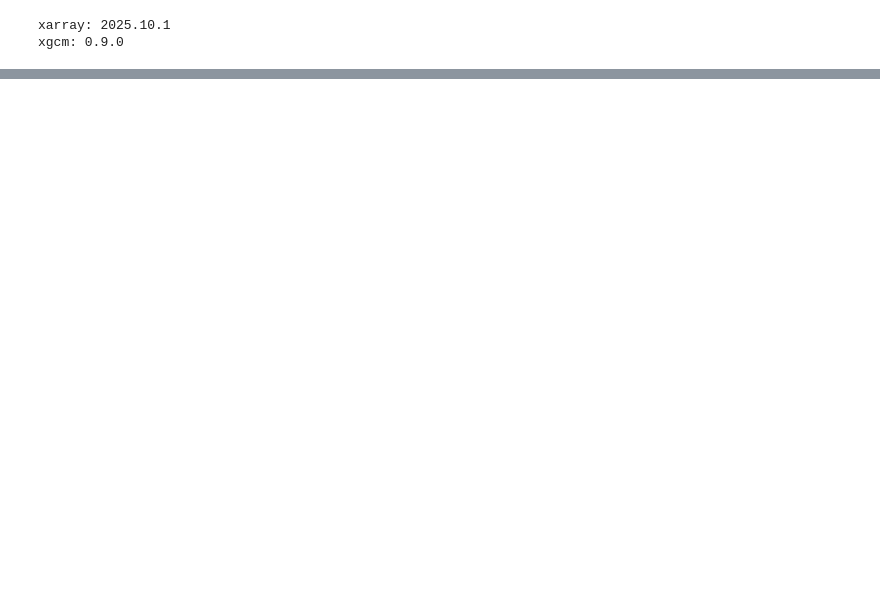
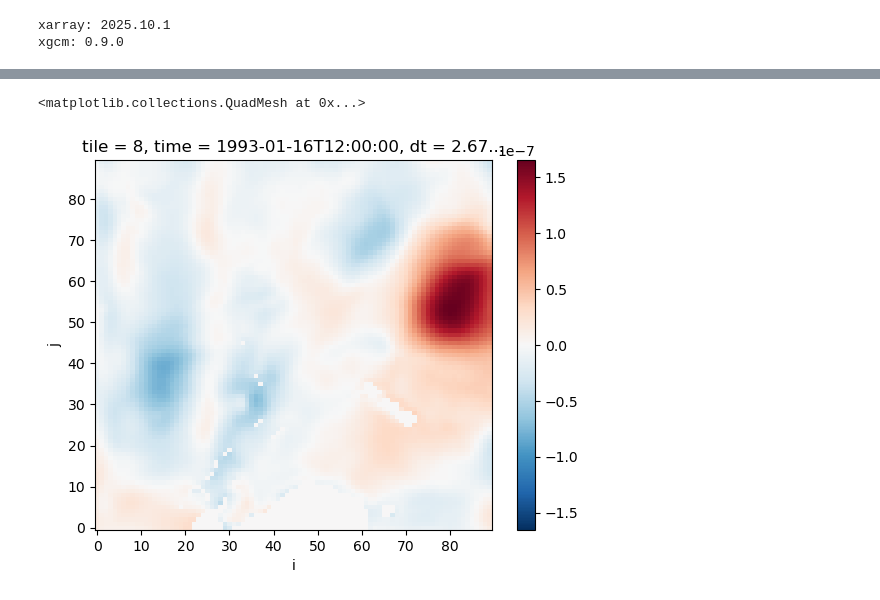
Before and after one commit to anthony-meza/xbudget, a Jupyter notebook: examples/LLC90_budget_examples_mass_heat_salt.ipynb, the cells around one changed output, grey strips where cells are left out. Cells and saved outputs as stored; diff of their text form; code cells hidden in the pictures; blank space fills up the shorter version.

```diff
--- a/examples/LLC90_budget_examples_mass_heat_salt.ipynb
+++ b/examples/LLC90_budget_examples_mass_heat_salt.ipynb
@@ -52 +58,8 @@ deta_dt.isel(time = 0, tile = 8).plot()
+# %%
+lhs_tendency = grid._ds[xbudget.get_vars(xbudget_dict, "mass_lhs")['var']]
+lhs_tendency = lhs_tendency / (lhs_tendency.rA  * 1029.00 )
+lhs_tendency.isel(time = 0, tile = 8).sum("k").plot()
+# %% [output]
+<matplotlib.collections.QuadMesh at 0x...>
+[figure, added]
 # %%
```
Also changed, not shown: parts of 8 cells of this notebook, 2 other files.
